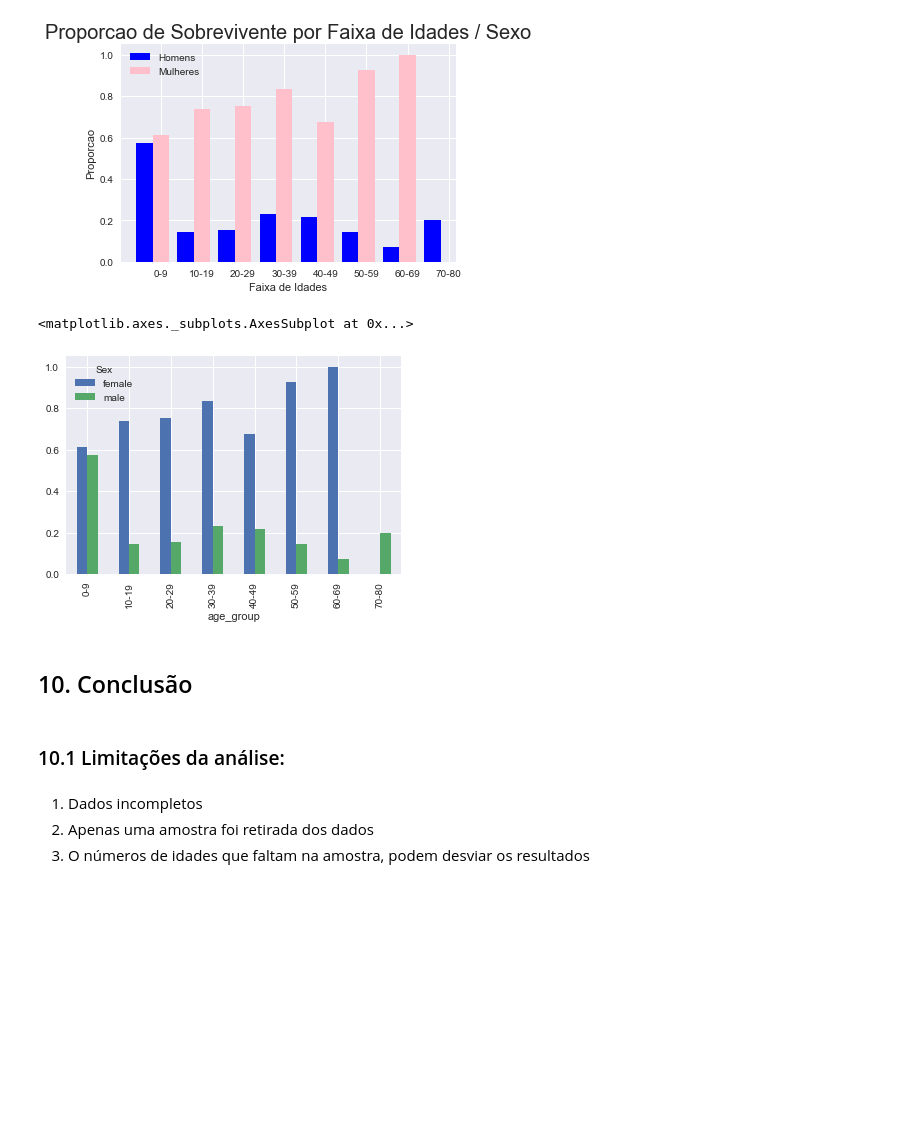
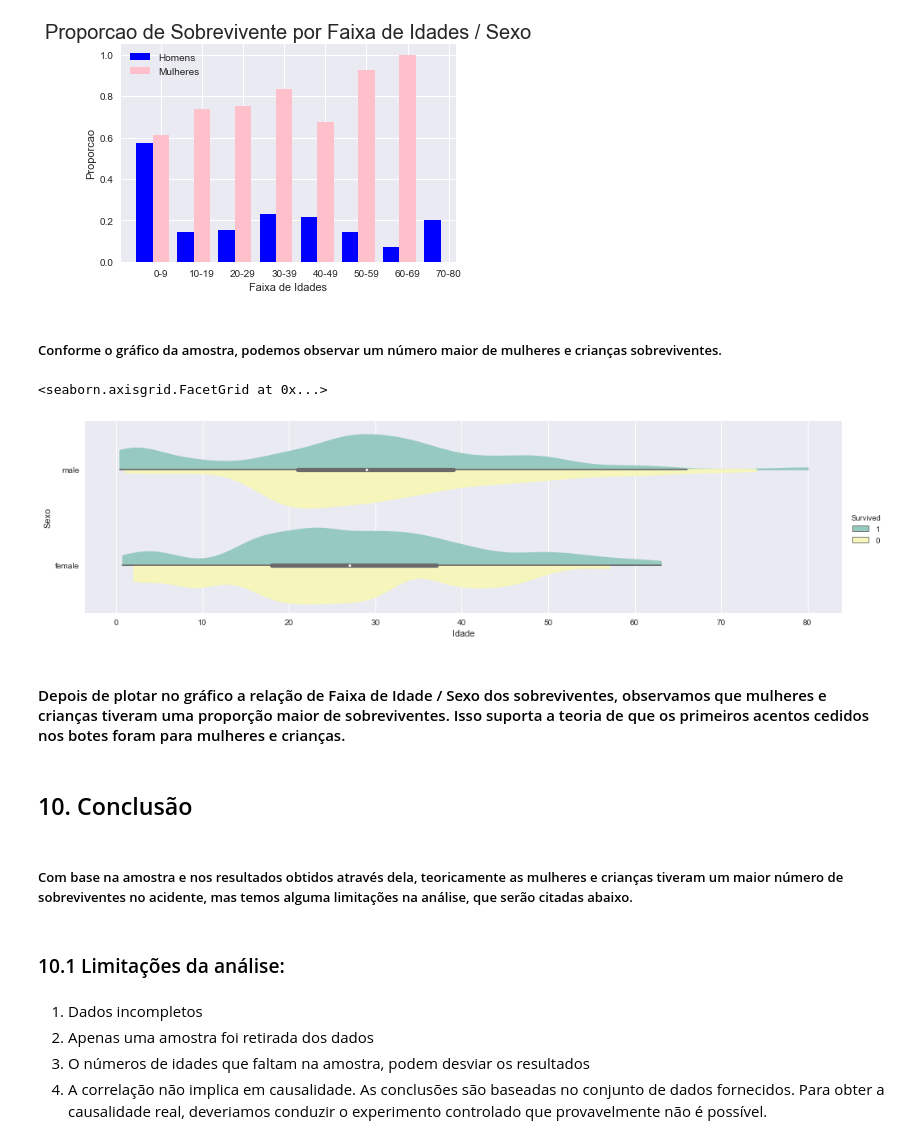
Before and after one commit to diogenesneto/udacity_projects, a Jupyter notebook: P2/P2 - Investigando uma Base de Dados (Titanic).ipynb, the cells around one changed output. Drawn from its saved outputs; the diff is of its cells as text; code cells hidden in the pictures; blank space fills up the shorter version.

```diff
--- a/P2/P2 - Investigando uma Base de Dados (Titanic).ipynb
+++ b/P2/P2 - Investigando uma Base de Dados (Titanic).ipynb
@@ -391,21 +381,31 @@ plt.legend(loc='best')
 plt.show()
 # %% [output]
 [figure]
-# %%
-# Teste de gráfico com apenas uma linha de código
-
-titanic_df.groupby(['age_group', 'Sex']).Survived.mean().unstack().plot.bar()
-# %% [output]
-<matplotlib.axes._subplots.AxesSubplot at 0x...>
-[figure, removed]
+# %% [markdown]
+##### Conforme o gráfico da amostra, podemos observar um número maior de mulheres e crianças sobreviventes.
+# %%
+# Outro tipo de gráficos para melhor visualização
+%matplotlib inline
+plot1 = sns.factorplot('Age','Sex', hue = 'Survived', data = titanic_df, hue_order = [1,0],
+                       orient="h",  aspect=3.5, palette="Set3",
+                       kind="violin", split=True, cut=0, bw=.2)
+(plot1.set_axis_labels("Idade", "Sexo"))
+# %% [output]
+<seaborn.axisgrid.FacetGrid at 0x...>
+[figure, added]
+# %% [markdown]
+#### Depois de plotar no gráfico a relação de Faixa de Idade / Sexo dos sobreviventes, observamos que mulheres e crianças tiveram uma proporção maior de sobreviventes. Isso suporta a teoria de que os primeiros acentos cedidos nos botes foram para mulheres e crianças.
 # %% [markdown]
 ## 10. Conclusão
+# %% [markdown]
+##### Com base na amostra e nos resultados obtidos através dela, teoricamente as mulheres e crianças tiveram um maior número de sobreviventes no acidente, mas temos alguma limitações na análise, que serão citadas abaixo.
 # %% [markdown]
 ### 10.1 Limitações da análise:
 # %% [markdown]
 1. Dados incompletos
 2. Apenas uma amostra foi retirada dos dados
 3. O números de idades que faltam na amostra, podem desviar os resultados
+4. A correlação não implica em causalidade. As conclusões são baseadas no conjunto de dados fornecidos. Para obter a causalidade real, deveriamos conduzir o experimento controlado que provavelmente não é possível.
 # %% [markdown]
 ### 10.2 Outras variáveis
 
```
Also changed, not shown: parts of 8 cells of this notebook, 1 other file.
